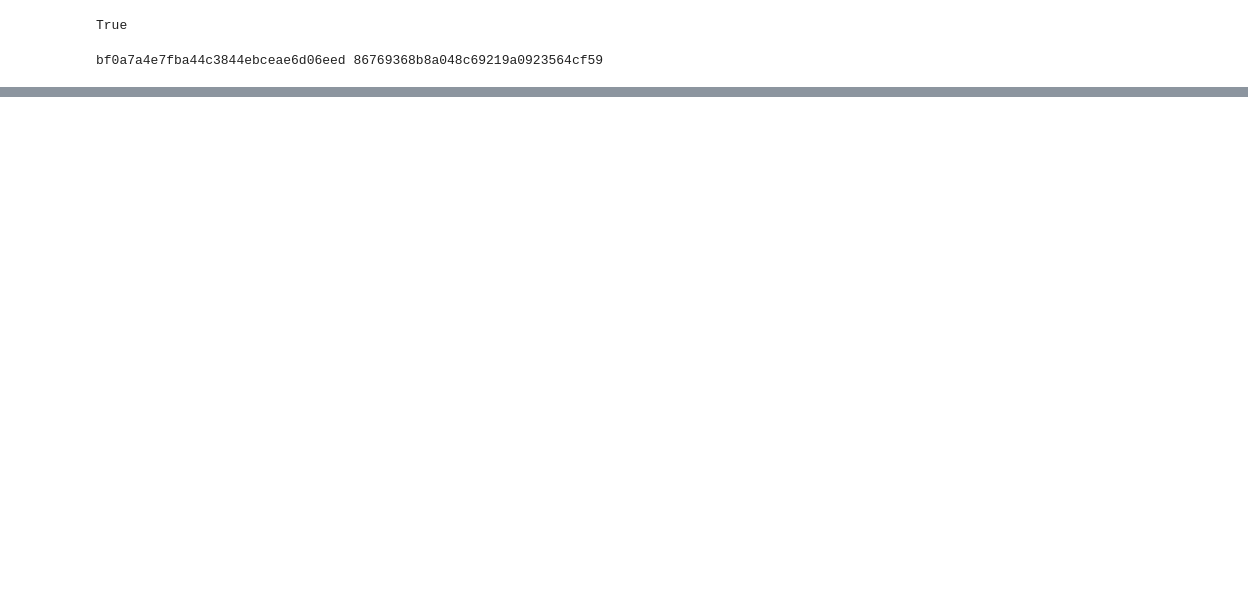
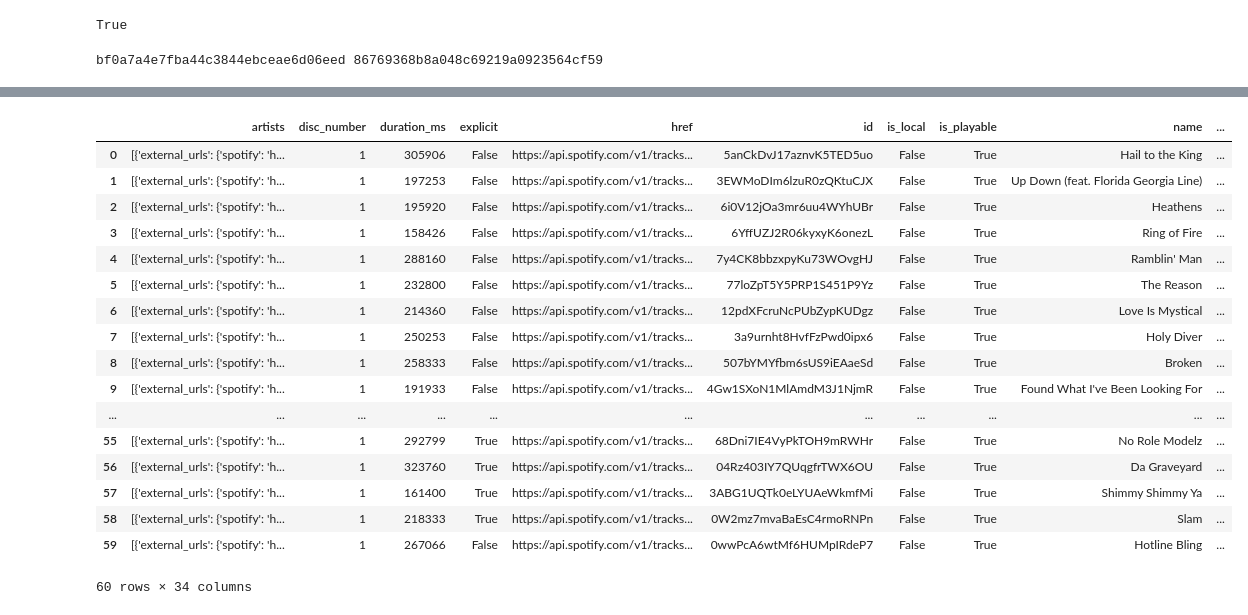
Before and after one commit to EduardoGlez01/web-api-examples, a Jupyter notebook: SPOTIFY API/120323_data-final-project.ipynb, the cells around one changed output, grey strips where cells are left out. Drawn from its saved outputs; the diff is of its cells as text; code cells hidden in the pictures; blank space fills up the shorter version.

```diff
--- a/SPOTIFY API/120323_data-final-project.ipynb
+++ b/SPOTIFY API/120323_data-final-project.ipynb
@@ -139,0 +220,36 @@ songs
+# %%
+##Funtion to look for more than one genre at the same time
+
+def get_all_songs_for_genres(token, genres, market, popularity_order="asc"):
+    all_results = []
+
+    for genre in genres:
+        songs_by_genre = get_songs_by_genre(token, genre, market, popularity_order)
+        all_results.extend(songs_by_genre)
+
+    return all_results
+# %%
+# Call the function to get songs for all genres and concatenate the results
+genres_to_search = ["rock", "pop", "hip-hop"]
+market_to_search = "US"
+all_songs = get_all_songs_for_genres(token, genres_to_search, market_to_search)
+pd.json_normalize(all_songs)
+# %% [output]
+|  | artists | disc_number | duration_ms | explicit | href | id | is_local | is_playable | name | ... |
+| 0 | [{'external_urls': {'spotify': 'h... | 1 | 305906 | False | https://api.spotify.com/v1/tracks... | 5anCkDvJ17aznvK5TED5uo | False | True | Hail to the King | ... |
+| 1 | [{'external_urls': {'spotify': 'h... | 1 | 197253 | False | https://api.spotify.com/v1/tracks... | 3EWMoDIm6lzuR0zQKtuCJX | False | True | Up Down (feat. Florida Georgia Line) | ... |
+| 2 | [{'external_urls': {'spotify': 'h... | 1 | 195920 | False | https://api.spotify.com/v1/tracks... | 6i0V12jOa3mr6uu4WYhUBr | False | True | Heathens | ... |
+| 3 | [{'external_urls': {'spotify': 'h... | 1 | 158426 | False | https://api.spotify.com/v1/tracks... | 6YffUZJ2R06kyxyK6onezL | False | True | Ring of Fire | ... |
+| 4 | [{'external_urls': {'spotify': 'h... | 1 | 288160 | False | https://api.spotify.com/v1/tracks... | 7y4CK8bbzxpyKu73WOvgHJ | False | True | Ramblin' Man | ... |
+| 5 | [{'external_urls': {'spotify': 'h... | 1 | 232800 | False | https://api.spotify.com/v1/tracks... | 77loZpT5Y5PRP1S451P9Yz | False | True | The Reason | ... |
+| 6 | [{'external_urls': {'spotify': 'h... | 1 | 214360 | False | https://api.spotify.com/v1/tracks... | 12pdXFcruNcPUbZypKUDgz | False | True | Love Is Mystical | ... |
+| 7 | [{'external_urls': {'spotify': 'h... | 1 | 250253 | False | https://api.spotify.com/v1/tracks... | 3a9urnht8HvfFzPwd0ipx6 | False | True | Holy Diver | ... |
+| 8 | [{'external_urls': {'spotify': 'h... | 1 | 258333 | False | https://api.spotify.com/v1/tracks... | 507bYMYfbm6sUS9iEAaeSd | False | True | Broken | ... |
+| 9 | [{'external_urls': {'spotify': 'h... | 1 | 191933 | False | https://api.spotify.com/v1/tracks... | 4Gw1SXoN1MlAmdM3J1NjmR | False | True | Found What I've Been Looking For | ... |
+| ... | ... | ... | ... | ... | ... | ... | ... | ... | ... | ... |
+| 55 | [{'external_urls': {'spotify': 'h... | 1 | 292799 | True | https://api.spotify.com/v1/tracks... | 68Dni7IE4VyPkTOH9mRWHr | False | True | No Role Modelz | ... |
+| 56 | [{'external_urls': {'spotify': 'h... | 1 | 323760 | True | https://api.spotify.com/v1/tracks... | 04Rz403IY7QUqgfrTWX6OU | False | True | Da Graveyard | ... |
+| 57 | [{'external_urls': {'spotify': 'h... | 1 | 161400 | True | https://api.spotify.com/v1/tracks... | 3ABG1UQTk0eLYUAeWkmfMi | False | True | Shimmy Shimmy Ya | ... |
+| 58 | [{'external_urls': {'spotify': 'h... | 1 | 218333 | True | https://api.spotify.com/v1/tracks... | 0W2mz7mvaBaEsC4rmoRNPn | False | True | Slam | ... |
+| 59 | [{'external_urls': {'spotify': 'h... | 1 | 267066 | False | https://api.spotify.com/v1/tracks... | 0wwPcA6wtMf6HUMpIRdeP7 | False | True | Hotline Bling | ... |
+60 rows × 34 columns
```
Also changed, not shown: parts of 25 cells of this notebook, 7 other files.
